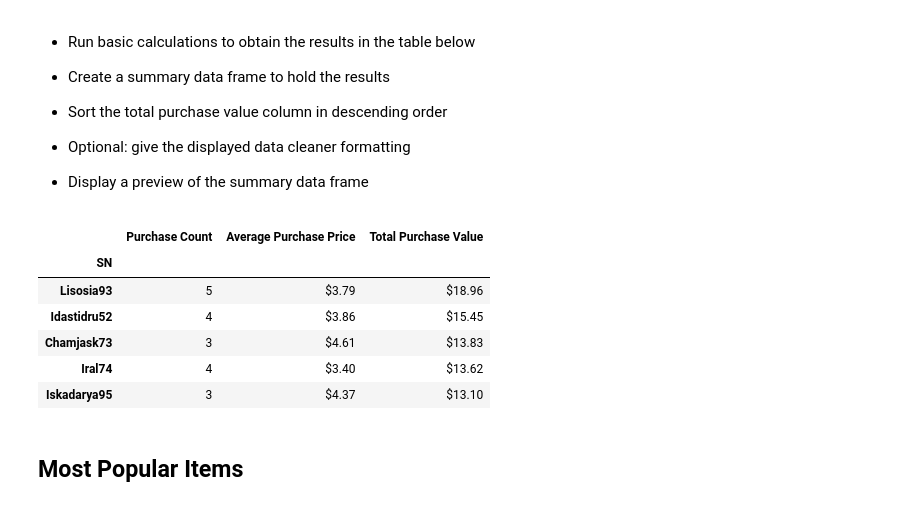
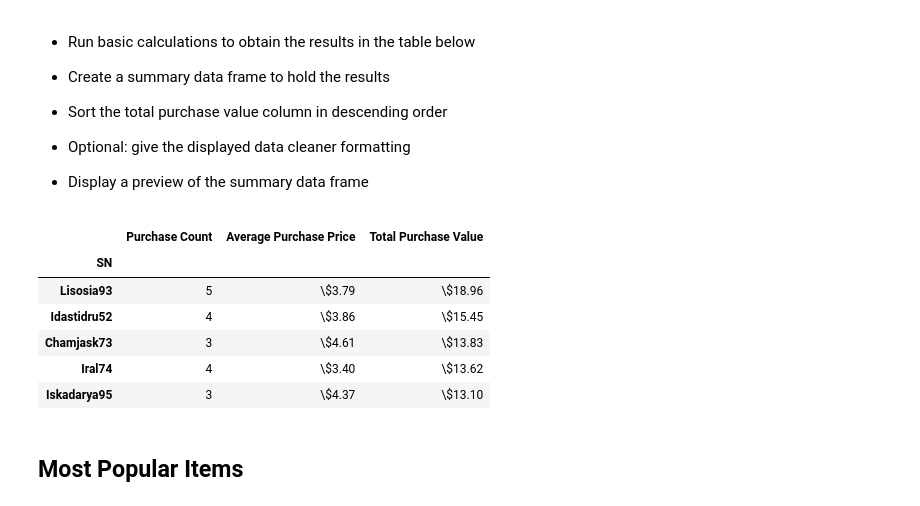
Before and after one commit to bdthai81/pandas-challenge, a Jupyter notebook: HeroesOfPymoli/HeroesOfPymoli_starter.ipynb, the cells around one changed output. Saved outputs shown, nothing was run; the diff lists cells and outputs as text; code cells hidden in the pictures.

```diff
--- a/HeroesOfPymoli/HeroesOfPymoli_starter.ipynb
+++ b/HeroesOfPymoli/HeroesOfPymoli_starter.ipynb
@@ -261,33 +261,33 @@ age_purchase_df[["Purchase Count", "Average Purchase Price", "Total Purchase Val
 # %%
 # Run basic calculations to obtain the results in the table below
 grouped_spenders_df = purchase_data.groupby(["SN"])
 
 purchaseCount = grouped_spenders_df["Purchase ID"].count()
 averagePurchasePrice = grouped_spenders_df["Price"].mean()
 totalPurchaseValue = grouped_spenders_df["Price"].sum()
 
 # Create a summary data frame to hold the results
 spenders_df = pd.DataFrame({"Purchase Count": purchaseCount,
                             "Average Purchase Price": averagePurchasePrice,
                             "Total Purchase Value": totalPurchaseValue})
 
 # Sort the total purchase value column in descending order
 spenders_df = spenders_df.sort_values(["Total Purchase Value"], ascending=False)
 
 # Optional: give the displayed data cleaner formatting
-spenders_df["Average Purchase Price"] = spenders_df["Average Purchase Price"].map("${:,.2f}".format)
-spenders_df["Total Purchase Value"] = spenders_df["Total Purchase Value"].map("${:,.2f}".format)
+spenders_df["Average Purchase Price"] = spenders_df["Average Purchase Price"].map("\${:,.2f}".format)
+spenders_df["Total Purchase Value"] = spenders_df["Total Purchase Value"].map("\${:,.2f}".format)
 
 # Display a preview of the summary data frame
 spenders_df[["Purchase Count", "Average Purchase Price", "Total Purchase Value"]].head()
 # %% [output]
 |  | Purchase Count | Average Purchase Price | Total Purchase Value |
 | SN |  |  |  |
-| Lisosia93 | 5 | $3.79 | $18.96 |
-| Idastidru52 | 4 | $3.86 | $15.45 |
-| Chamjask73 | 3 | $4.61 | $13.83 |
-| Iral74 | 4 | $3.40 | $13.62 |
-| Iskadarya95 | 3 | $4.37 | $13.10 |
+| Lisosia93 | 5 | \$3.79 | \$18.96 |
+| Idastidru52 | 4 | \$3.86 | \$15.45 |
+| Chamjask73 | 3 | \$4.61 | \$13.83 |
+| Iral74 | 4 | \$3.40 | \$13.62 |
+| Iskadarya95 | 3 | \$4.37 | \$13.10 |
 # %% [markdown]
 ## Most Popular Items
 # %% [markdown]
```
Also changed, not shown: parts of 5 cells of this notebook.
